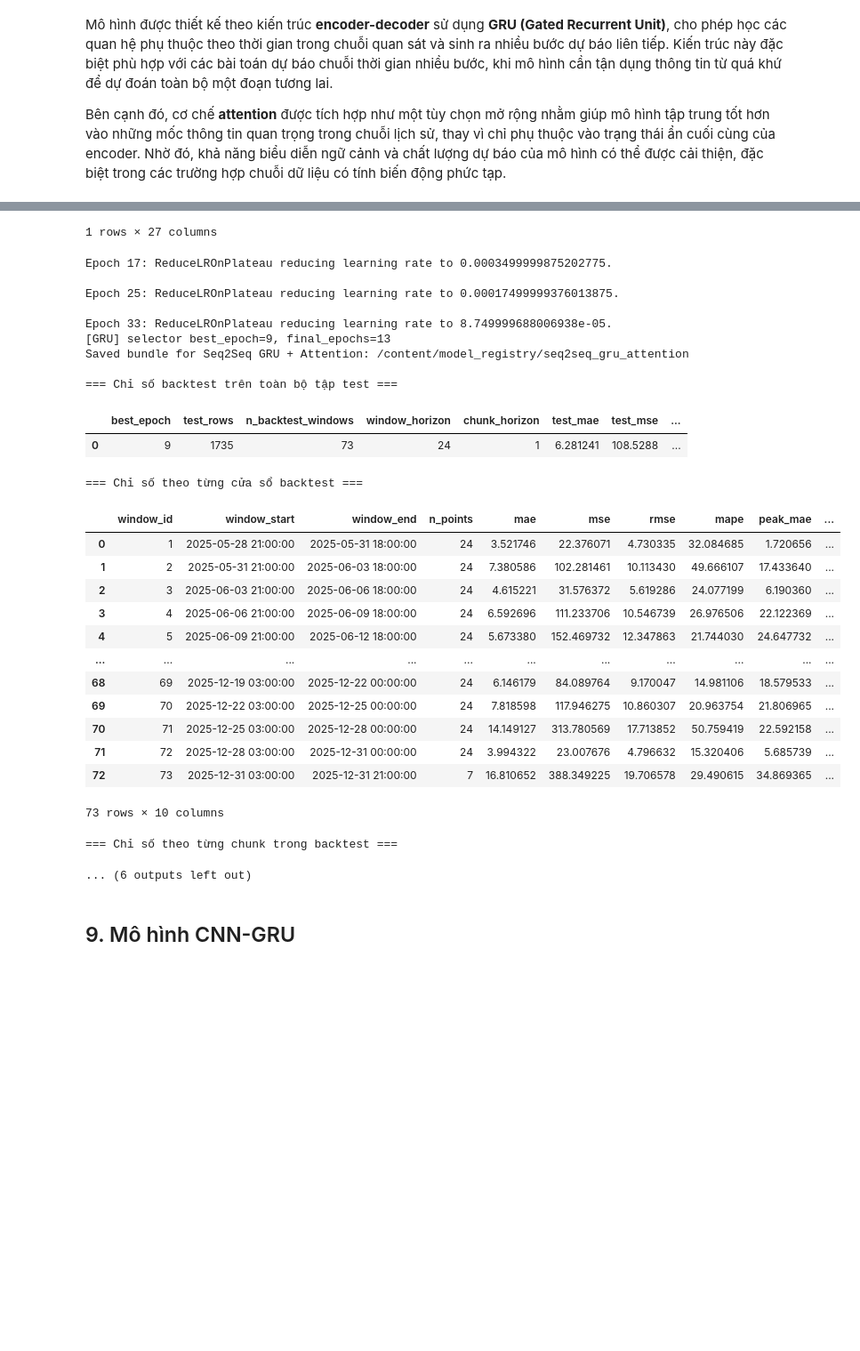
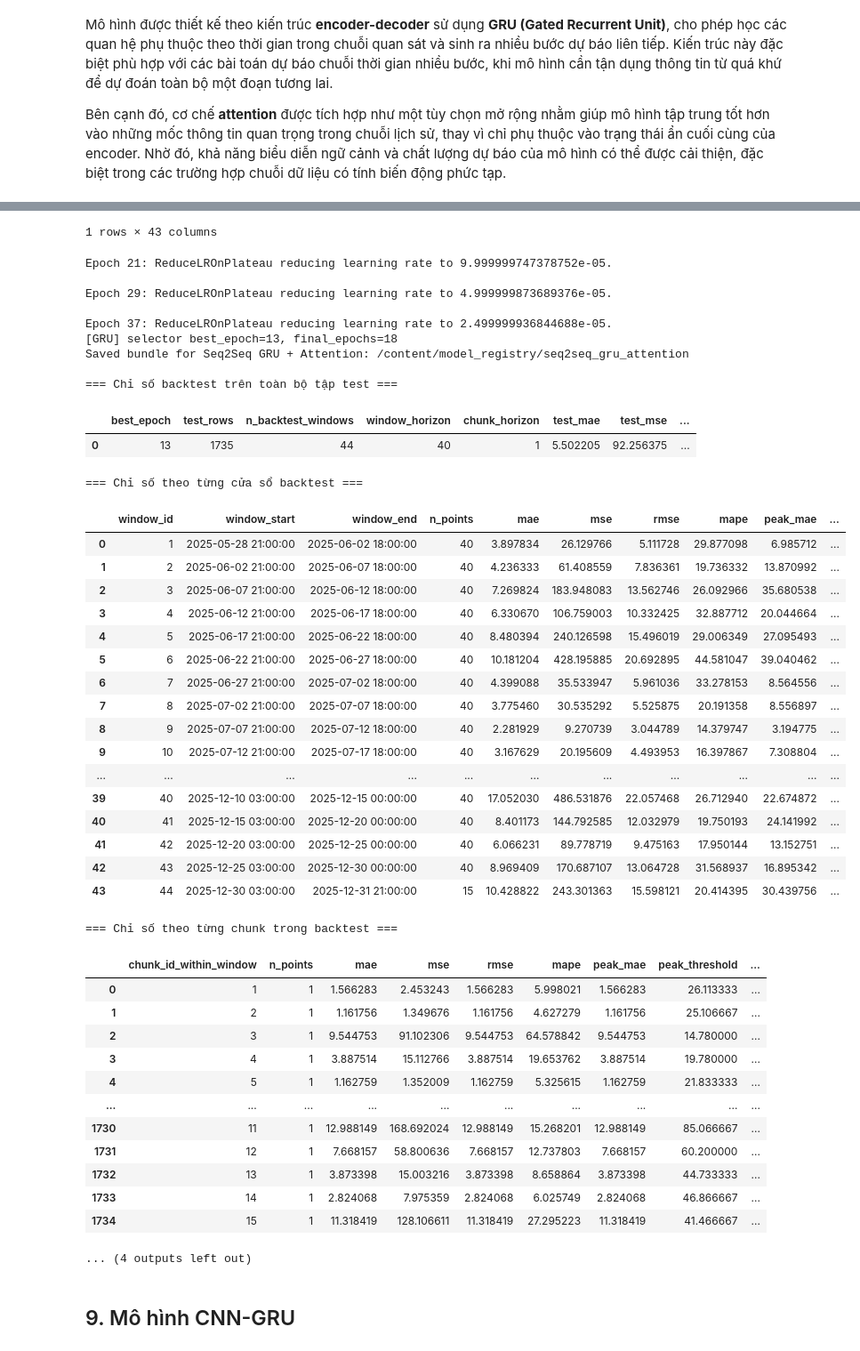
Before and after one commit to HoangHumg1210/hoankiem-air-quality-forecasting, a Jupyter notebook: notebooks/03_model.ipynb, the cells around one changed output, grey strips where cells are left out. Shown at 89% size. Saved outputs shown, nothing was run; the diff lists cells and outputs as text; code cells hidden in the pictures; blank space fills up the shorter version.

```diff
--- a/notebooks/03_model.ipynb
+++ b/notebooks/03_model.ipynb
@@ -452,7 +452,7 @@ Bộ đặc trưng đang dùng: ['PM25_lag_1', 'PM25_lag_8', 'PM25_lag_24', 'PM2
 
 LOOKBACK = 112
 CHUNK_HORIZON = 1
-ROLLOUT_HORIZON = 24
+ROLLOUT_HORIZON = 40
 N_CHUNKS = ROLLOUT_HORIZON // CHUNK_HORIZON
 HORIZON = CHUNK_HORIZON
 EVAL_SIZE = ROLLOUT_HORIZON
@@ -1336,7 +1336,17 @@ def build_gru_model(
         name="time_distributed_output",
     )(x)
 
-    outputs = tf.keras.layers.Reshape((horizon,), name="forecast_output")(x)
+        # ===== SỬA Ở ĐÂY =====
+    forecast_delta = tf.keras.layers.Reshape(
+        (horizon,), name="forecast_delta"
+    )(x)
+    decoder_baseline = tf.keras.layers.Reshape(
+        (horizon,), name="decoder_baseline"
+    )(decoder_inputs)
+    outputs = tf.keras.layers.Add(
+        name="forecast_output"
+    )([forecast_delta, decoder_baseline])
+    # =====================)
 
     model_name = "seq2seq_gru_attention" if use_attention else "seq2seq_gru"
     model = tf.keras.Model(inputs=[encoder_inputs, decoder_inputs], outputs=outputs, name=model_name)
@@ -1392,7 +1401,7 @@ for feature_set_name in [SELECTED_FEATURE_SET, OPTIMISTIC_FEATURE_SET]:
         raise ValueError(f"Thiếu các cột feature cho {feature_set_name}: {missing_feature_cols}")
 
 MODEL_KWARGS = {
-    "gru_units": (128, 64),
+    "gru_units": (256, 128, 64),
     "dense_units": 128,
     "dropout": 0.15,
     "recurrent_dropout": 0.0,
@@ -1876,31 +1885,47 @@ Epoch 36: ReduceLROnPlateau reducing learning rate to 8.749999688006938e-05.
-1 rows × 27 columns
+1 rows × 43 columns
-Epoch 17: ReduceLROnPlateau reducing learning rate to 0.0003499999875202775.
+Epoch 21: ReduceLROnPlateau reducing learning rate to 9.999999747378752e-05.
 
-Epoch 25: ReduceLROnPlateau reducing learning rate to 0.00017499999376013875.
+Epoch 29: ReduceLROnPlateau reducing learning rate to 4.999999873689376e-05.
 
-Epoch 33: ReduceLROnPlateau reducing learning rate to 8.749999688006938e-05.
-[GRU] selector best_epoch=9, final_epochs=13
+Epoch 37: ReduceLROnPlateau reducing learning rate to 2.499999936844688e-05.
+[GRU] selector best_epoch=13, final_epochs=18
 Saved bundle for Seq2Seq GRU + Attention: /content/model_registry/seq2seq_gru_attention
 
 === Chỉ số backtest trên toàn bộ tập test ===
 |  | best_epoch | test_rows | n_backtest_windows | window_horizon | chunk_horizon | test_mae | test_mse | ... |
-| 0 | 9 | 1735 | 73 | 24 | 1 | 6.281241 | 108.5288 | ... |
+| 0 | 13 | 1735 | 44 | 40 | 1 | 5.502205 | 92.256375 | ... |
 === Chỉ số theo từng cửa sổ backtest ===
 |  | window_id | window_start | window_end | n_points | mae | mse | rmse | mape | peak_mae | ... |
-| 0 | 1 | 2025-05-28 21:00:00 | 2025-05-31 18:00:00 | 24 | 3.521746 | 22.376071 | 4.730335 | 32.084685 | 1.720656 | ... |
-| 1 | 2 | 2025-05-31 21:00:00 | 2025-06-03 18:00:00 | 24 | 7.380586 | 102.281461 | 10.113430 | 49.666107 | 17.433640 | ... |
-| 2 | 3 | 2025-06-03 21:00:00 | 2025-06-06 18:00:00 | 24 | 4.615221 | 31.576372 | 5.619286 | 24.077199 | 6.190360 | ... |
-| 3 | 4 | 2025-06-06 21:00:00 | 2025-06-09 18:00:00 | 24 | 6.592696 | 111.233706 | 10.546739 | 26.976506 | 22.122369 | ... |
-| 4 | 5 | 2025-06-09 21:00:00 | 2025-06-12 18:00:00 | 24 | 5.673380 | 152.469732 | 12.347863 | 21.744030 | 24.647732 | ... |
+| 0 | 1 | 2025-05-28 21:00:00 | 2025-06-02 18:00:00 | 40 | 3.897834 | 26.129766 | 5.111728 | 29.877098 | 6.985712 | ... |
+| 1 | 2 | 2025-06-02 21:00:00 | 2025-06-07 18:00:00 | 40 | 4.236333 | 61.408559 | 7.836361 | 19.736332 | 13.870992 | ... |
+| 2 | 3 | 2025-06-07 21:00:00 | 2025-06-12 18:00:00 | 40 | 7.269824 | 183.948083 | 13.562746 | 26.092966 | 35.680538 | ... |
+| 3 | 4 | 2025-06-12 21:00:00 | 2025-06-17 18:00:00 | 40 | 6.330670 | 106.759003 | 10.332425 | 32.887712 | 20.044664 | ... |
+| 4 | 5 | 2025-06-17 21:00:00 | 2025-06-22 18:00:00 | 40 | 8.480394 | 240.126598 | 15.496019 | 29.006349 | 27.095493 | ... |
+| 5 | 6 | 2025-06-22 21:00:00 | 2025-06-27 18:00:00 | 40 | 10.181204 | 428.195885 | 20.692895 | 44.581047 | 39.040462 | ... |
+| 6 | 7 | 2025-06-27 21:00:00 | 2025-07-02 18:00:00 | 40 | 4.399088 | 35.533947 | 5.961036 | 33.278153 | 8.564556 | ... |
+| 7 | 8 | 2025-07-02 21:00:00 | 2025-07-07 18:00:00 | 40 | 3.775460 | 30.535292 | 5.525875 | 20.191358 | 8.556897 | ... |
+| 8 | 9 | 2025-07-07 21:00:00 | 2025-07-12 18:00:00 | 40 | 2.281929 | 9.270739 | 3.044789 | 14.379747 | 3.194775 | ... |
+| 9 | 10 | 2025-07-12 21:00:00 | 2025-07-17 18:00:00 | 40 | 3.167629 | 20.195609 | 4.493953 | 16.397867 | 7.308804 | ... |
 | ... | ... | ... | ... | ... | ... | ... | ... | ... | ... | ... |
-| 68 | 69 | 2025-12-19 03:00:00 | 2025-12-22 00:00:00 | 24 | 6.146179 | 84.089764 | 9.170047 | 14.981106 | 18.579533 | ... |
-| 69 | 70 | 2025-12-22 03:00:00 | 2025-12-25 00:00:00 | 24 | 7.818598 | 117.946275 | 10.860307 | 20.963754 | 21.806965 | ... |
-| 70 | 71 | 2025-12-25 03:00:00 | 2025-12-28 00:00:00 | 24 | 14.149127 | 313.780569 | 17.713852 | 50.759419 | 22.592158 | ... |
-| 71 | 72 | 2025-12-28 03:00:00 | 2025-12-31 00:00:00 | 24 | 3.994322 | 23.007676 | 4.796632 | 15.320406 | 5.685739 | ... |
-| 72 | 73 | 2025-12-31 03:00:00 | 2025-12-31 21:00:00 | 7 | 16.810652 | 388.349225 | 19.706578 | 29.490615 | 34.869365 | ... |
+| 39 | 40 | 2025-12-10 03:00:00 | 2025-12-15 00:00:00 | 40 | 17.052030 | 486.531876 | 22.057468 | 26.712940 | 22.674872 | ... |
+| 40 | 41 | 2025-12-15 03:00:00 | 2025-12-20 00:00:00 | 40 | 8.401173 | 144.792585 | 12.032979 | 19.750193 | 24.141992 | ... |
+| 41 | 42 | 2025-12-20 03:00:00 | 2025-12-25 00:00:00 | 40 | 6.066231 | 89.778719 | 9.475163 | 17.950144 | 13.152751 | ... |
+| 42 | 43 | 2025-12-25 03:00:00 | 2025-12-30 00:00:00 | 40 | 8.969409 | 170.687107 | 13.064728 | 31.568937 | 16.895342 | ... |
+| 43 | 44 | 2025-12-30 03:00:00 | 2025-12-31 21:00:00 | 15 | 10.428822 | 243.301363 | 15.598121 | 20.414395 | 30.439756 | ... |
-73 rows × 10 columns
+=== Chỉ số theo từng chunk trong backtest ===
+|  | chunk_id_within_window | n_points | mae | mse | rmse | mape | peak_mae | peak_threshold | ... |
+| 0 | 1 | 1 | 1.566283 | 2.453243 | 1.566283 | 5.998021 | 1.566283 | 26.113333 | ... |
+| 1 | 2 | 1 | 1.161756 | 1.349676 | 1.161756 | 4.627279 | 1.161756 | 25.106667 | ... |
+| 2 | 3 | 1 | 9.544753 | 91.102306 | 9.544753 | 64.578842 | 9.544753 | 14.780000 | ... |
+| 3 | 4 | 1 | 3.887514 | 15.112766 | 3.887514 | 19.653762 | 3.887514 | 19.780000 | ... |
+| 4 | 5 | 1 | 1.162759 | 1.352009 | 1.162759 | 5.325615 | 1.162759 | 21.833333 | ... |
+| ... | ... | ... | ... | ... | ... | ... | ... | ... | ... |
+| 1730 | 11 | 1 | 12.988149 | 168.692024 | 12.988149 | 15.268201 | 12.988149 | 85.066667 | ... |
+| 1731 | 12 | 1 | 7.668157 | 58.800636 | 7.668157 | 12.737803 | 7.668157 | 60.200000 | ... |
+| 1732 | 13 | 1 | 3.873398 | 15.003216 | 3.873398 | 8.658864 | 3.873398 | 44.733333 | ... |
+| 1733 | 14 | 1 | 2.824068 | 7.975359 | 2.824068 | 6.025749 | 2.824068 | 46.866667 | ... |
+| 1734 | 15 | 1 | 11.318419 | 128.106611 | 11.318419 | 27.295223 | 11.318419 | 41.466667 | ... |
-=== Chỉ số theo từng chunk trong backtest ===
+... (4 outputs left out)
-... (6 outputs left out)
 # %% [markdown]
 ## 9. Mô hình CNN-GRU
 # %%
```
Also changed, not shown: parts of 15 cells of this notebook.
